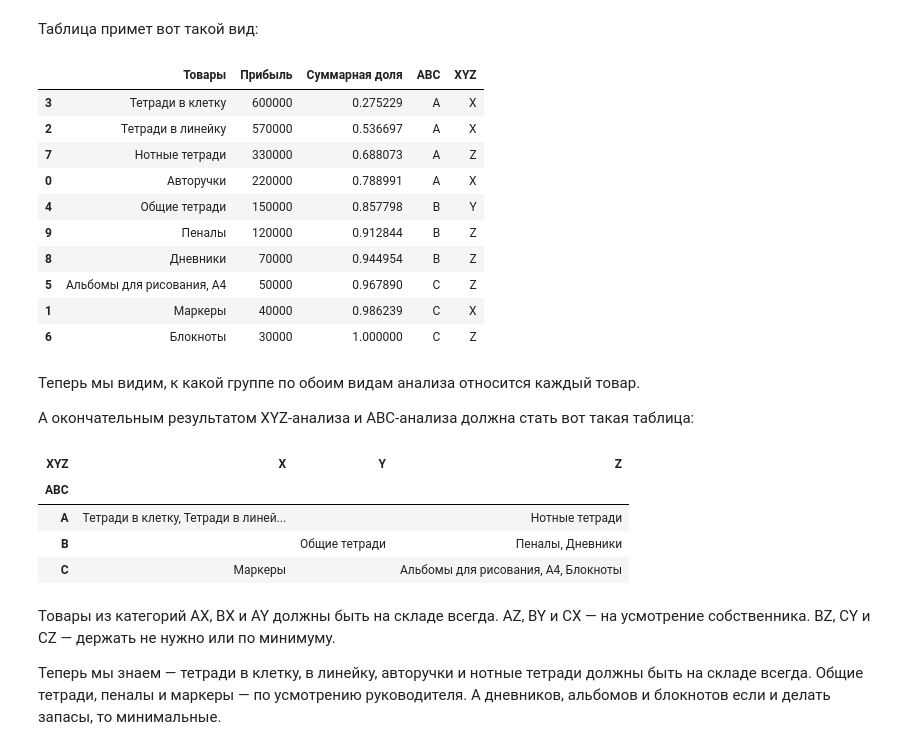
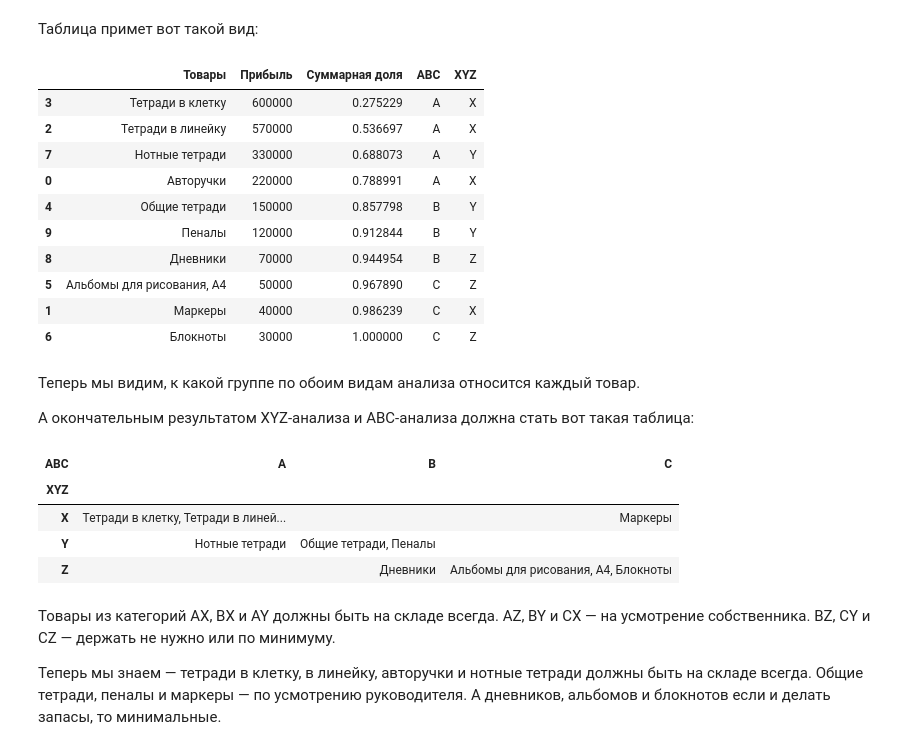
Before and after one commit to novayazarya/utils, a Jupyter notebook: XYZ-analysis.ipynb, the cells around one changed output. Cells and saved outputs as stored; diff of their text form; code cells hidden in the pictures.

```diff
--- a/XYZ-analysis.ipynb
+++ b/XYZ-analysis.ipynb
@@ -191,7 +191,7 @@ def get_group_abc(part):
 # %%
 products_abc['ABC'] = (products_abc['Суммарная доля'] * 100).apply(get_group_abc)
 # %%
-products_abc['XYZ'] = products_abc['Товары'].map(products['XYZ'])
+products_abc['XYZ'] = products_abc['Товары'].map(products_5months['XYZ'])
 # %% [markdown]
 Таблица примет вот такой вид:
 # %%
@@ -200,10 +200,10 @@ products_abc
 |  | Товары | Прибыль | Суммарная доля | ABC | XYZ |
 | 3 | Тетради в клетку | 600000 | 0.275229 | A | X |
 | 2 | Тетради в линейку | 570000 | 0.536697 | A | X |
-| 7 | Нотные тетради | 330000 | 0.688073 | A | Z |
+| 7 | Нотные тетради | 330000 | 0.688073 | A | Y |
 | 0 | Авторучки | 220000 | 0.788991 | A | X |
 | 4 | Общие тетради | 150000 | 0.857798 | B | Y |
-| 9 | Пеналы | 120000 | 0.912844 | B | Z |
+| 9 | Пеналы | 120000 | 0.912844 | B | Y |
 | 8 | Дневники | 70000 | 0.944954 | B | Z |
 | 5 | Альбомы для рисования, А4 | 50000 | 0.967890 | C | Z |
 | 1 | Маркеры | 40000 | 0.986239 | C | X |
@@ -213,16 +213,16 @@ products_abc
 
 А окончательным результатом XYZ-анализа и ABC-анализа должна стать вот такая таблица:
 # %%
-pd.crosstab(products_abc['ABC'],
-            products_abc['XYZ'],
+pd.crosstab(products_abc['XYZ'],
+            products_abc['ABC'],
             values=products_abc['Товары'],
             aggfunc=lambda x: ', '.join(list(x))).fillna('')
 # %% [output]
-| XYZ | X | Y | Z |
-| ABC |  |  |  |
-| A | Тетради в клетку, Тетради в линей... |  | Нотные тетради |
-| B |  | Общие тетради | Пеналы, Дневники |
-| C | Маркеры |  | Альбомы для рисования, А4, Блокноты |
+| ABC | A | B | C |
+| XYZ |  |  |  |
+| X | Тетради в клетку, Тетради в линей... |  | Маркеры |
+| Y | Нотные тетради | Общие тетради, Пеналы |  |
+| Z |  | Дневники | Альбомы для рисования, А4, Блокноты |
 # %% [markdown]
 Товары из категорий АХ, ВХ и AY должны быть на складе всегда. AZ, BY и CX — на усмотрение собственника. BZ, CY и CZ — держать не нужно или по минимуму.
 
```
